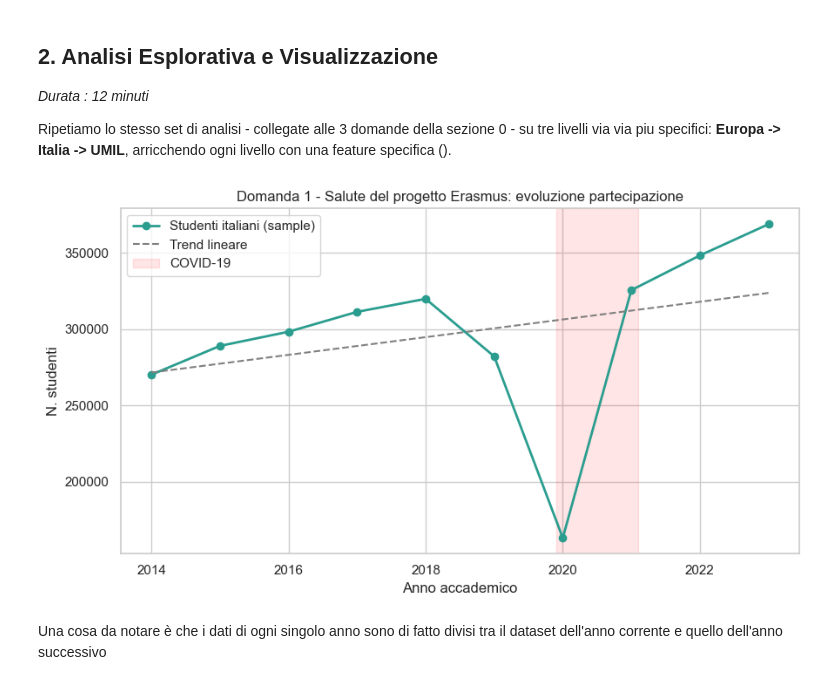
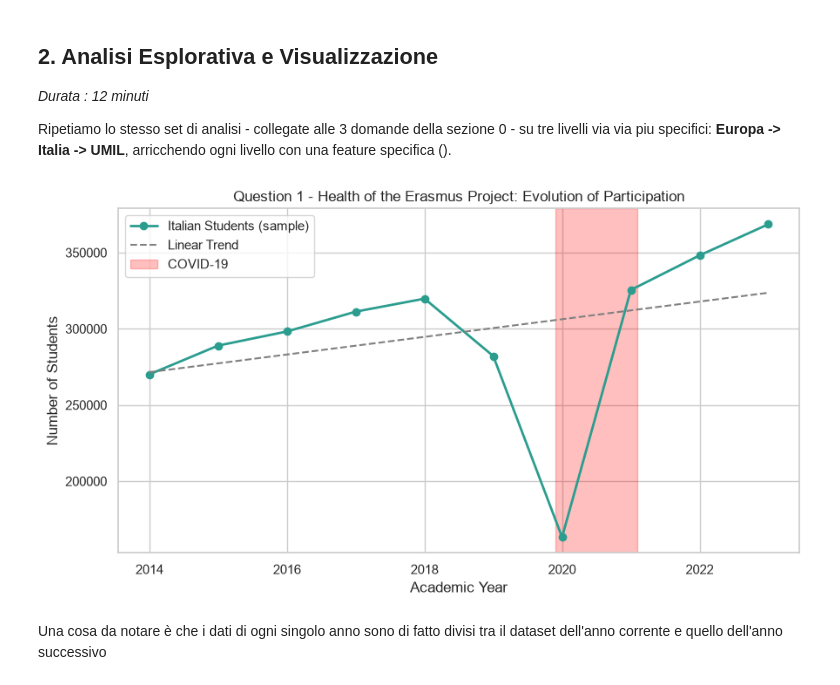
Before and after one commit to Ric-TechKnowlogy/ErasmusMobilityData, a Jupyter notebook: dataVisualization.ipynb, the cells around one changed output. Drawn from its saved outputs; the diff is of its cells as text; code cells hidden in the pictures.

```diff
--- a/dataVisualization.ipynb
+++ b/dataVisualization.ipynb
@@ -39,19 +41,20 @@ specifica ().
 # %%
 yearly = df
 yearly = yearly.groupby('Academic Year').size().reindex(range(2014,2024), fill_value=0)
 
 fig, ax = plt.subplots(figsize=(9,5))
-ax.plot(yearly.index, yearly.values, marker='o', color='#2a9d8f', linewidth=2, label='Studenti italiani (sample)')
+ax.plot(yearly.index, yearly.values, marker='o', color='#2a9d8f', linewidth=2, label='Italian Students (sample)')
 z = np.polyfit(yearly.index, yearly.values, 1)
-ax.plot(yearly.index, np.poly1d(z)(yearly.index), '--', color='gray', label='Trend lineare')
-ax.axvspan(2019.9, 2021.1, color='red', alpha=0.1, label='COVID-19')
-ax.set_title('Domanda 1 - Salute del progetto Erasmus: evoluzione partecipazione')
-ax.set_xlabel('Anno accademico'); ax.set_ylabel('N. studenti'); ax.legend()
+ax.plot(yearly.index, np.poly1d(z)(yearly.index), '--', color='gray', label='Linear Trend')
+ax.axvspan(2019.9, 2021.1, color='red', alpha=0.25, label='COVID-19')
+ax.set_title('Question 1 - Health of the Erasmus Project: Evolution of Participation')
+ax.set_xlabel('Academic Year'); ax.set_ylabel('Number of Students'); ax.legend()
 
 plt.tight_layout();
+plt.savefig("Plots/Question 1 - Health of the Erasmus Project.png", dpi=800, bbox_inches="tight")
 plt.show()
 # %% [output]
-[figure, old version]
+[figure, new version]
 # %% [markdown]
 Una cosa da notare è che i dati di ogni singolo anno sono di fatto divisi tra il dataset dell'anno corrente e quello dell'anno successivo
 # %% [markdown]
```
Also changed, not shown: parts of 24 cells of this notebook.
